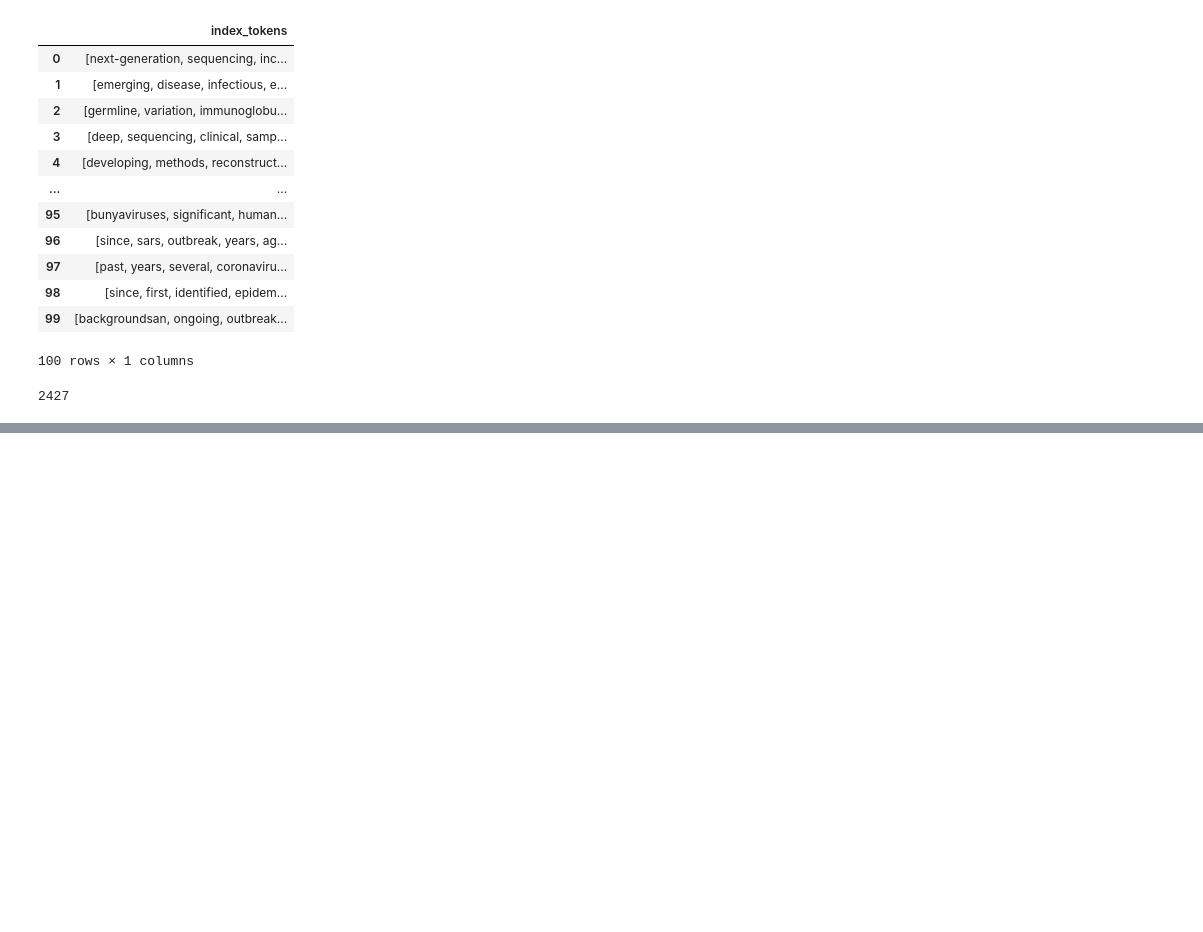
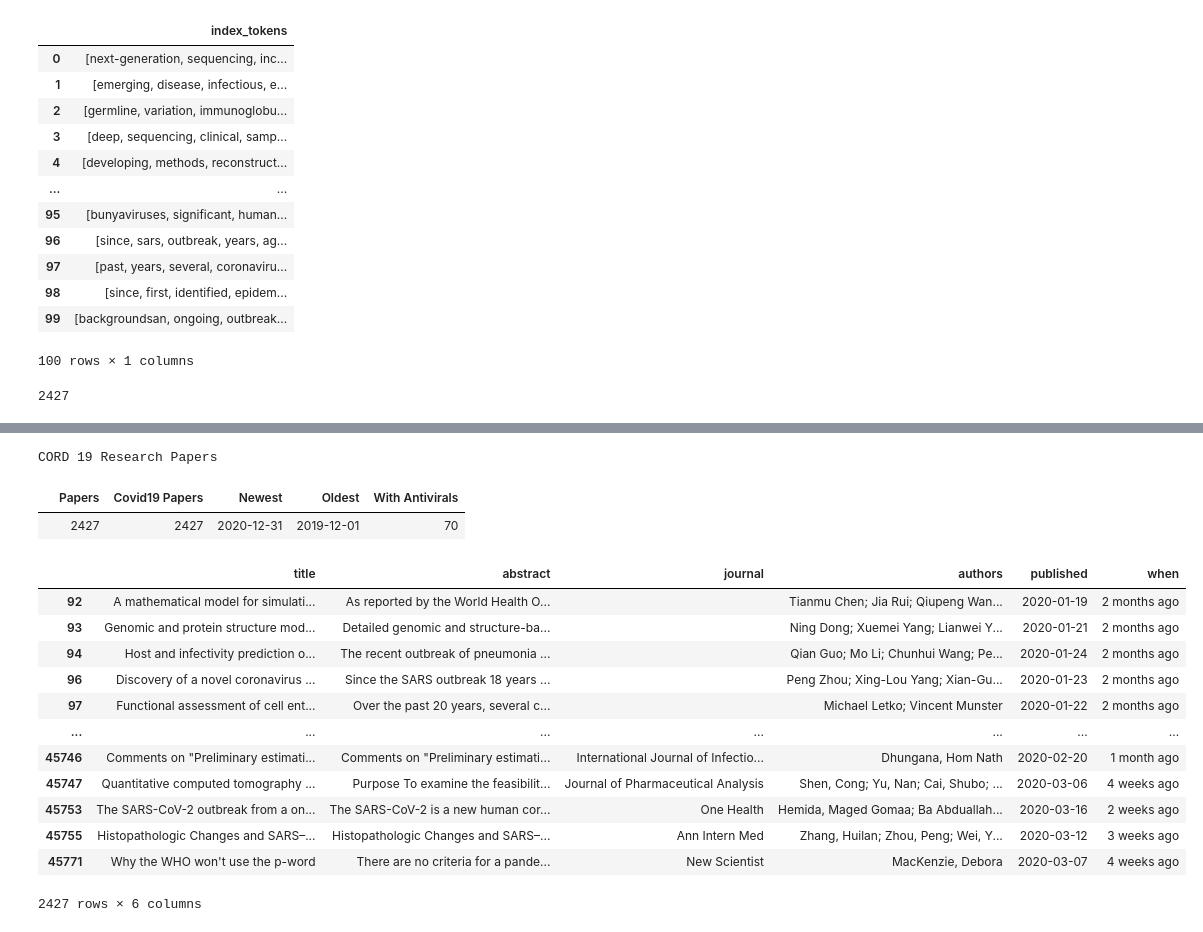
Before and after one commit to dgunning/cord19, a Jupyter notebook: notebooks/SmokeTest.ipynb, the cells around one changed output, grey strips where cells are left out. Cells and saved outputs as stored; diff of their text form; code cells hidden in the pictures; blank space fills up the shorter version.

Commit message:
Restyled ResearchPapers

```diff
--- a/notebooks/SmokeTest.ipynb
+++ b/notebooks/SmokeTest.ipynb
@@ -53,0 +50,19 @@ Timestamp('2019-12-01 00:00:00')
+# %%
+covid_papers
+# %% [output]
+CORD 19 Research Papers
+|  | Papers | Covid19 Papers | Newest | Oldest | With Antivirals |
+|  | 2427 | 2427 | 2020-12-31 | 2019-12-01 | 70 |
+|  | title | abstract | journal | authors | published | when |
+| 92 | A mathematical model for simulati... | As reported by the World Health O... |  | Tianmu Chen; Jia Rui; Qiupeng Wan... | 2020-01-19 | 2 months ago |
+| 93 | Genomic and protein structure mod... | Detailed genomic and structure-ba... |  | Ning Dong; Xuemei Yang; Lianwei Y... | 2020-01-21 | 2 months ago |
+| 94 | Host and infectivity prediction o... | The recent outbreak of pneumonia ... |  | Qian Guo; Mo Li; Chunhui Wang; Pe... | 2020-01-24 | 2 months ago |
+| 96 | Discovery of a novel coronavirus ... | Since the SARS outbreak 18 years ... |  | Peng Zhou; Xing-Lou Yang; Xian-Gu... | 2020-01-23 | 2 months ago |
+| 97 | Functional assessment of cell ent... | Over the past 20 years, several c... |  | Michael Letko; Vincent Munster | 2020-01-22 | 2 months ago |
+| ... | ... | ... | ... | ... | ... | ... |
+| 45746 | Comments on "Preliminary estimati... | Comments on "Preliminary estimati... | International Journal of Infectio... | Dhungana, Hom Nath | 2020-02-20 | 1 month ago |
+| 45747 | Quantitative computed tomography ... | Purpose To examine the feasibilit... | Journal of Pharmaceutical Analysis | Shen, Cong; Yu, Nan; Cai, Shubo; ... | 2020-03-06 | 4 weeks ago |
+| 45753 | The SARS-CoV-2 outbreak from a on... | The SARS-CoV-2 is a new human cor... | One Health | Hemida, Maged Gomaa; Ba Abduallah... | 2020-03-16 | 2 weeks ago |
+| 45755 | Histopathologic Changes and SARS–... | Histopathologic Changes and SARS–... | Ann Intern Med | Zhang, Huilan; Zhou, Peng; Wei, Y... | 2020-03-12 | 3 weeks ago |
+| 45771 | Why the WHO won't use the p-word | There are no criteria for a pande... | New Scientist | MacKenzie, Debora | 2020-03-07 | 4 weeks ago |
+2427 rows × 6 columns
```
Also changed, not shown: parts of 2 cells of this notebook, 2 other files.
